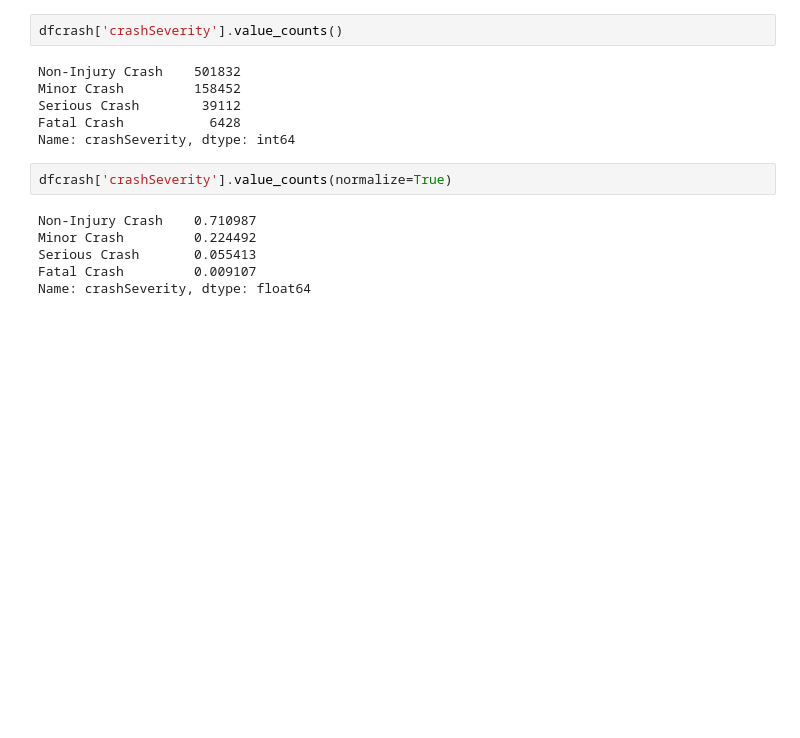
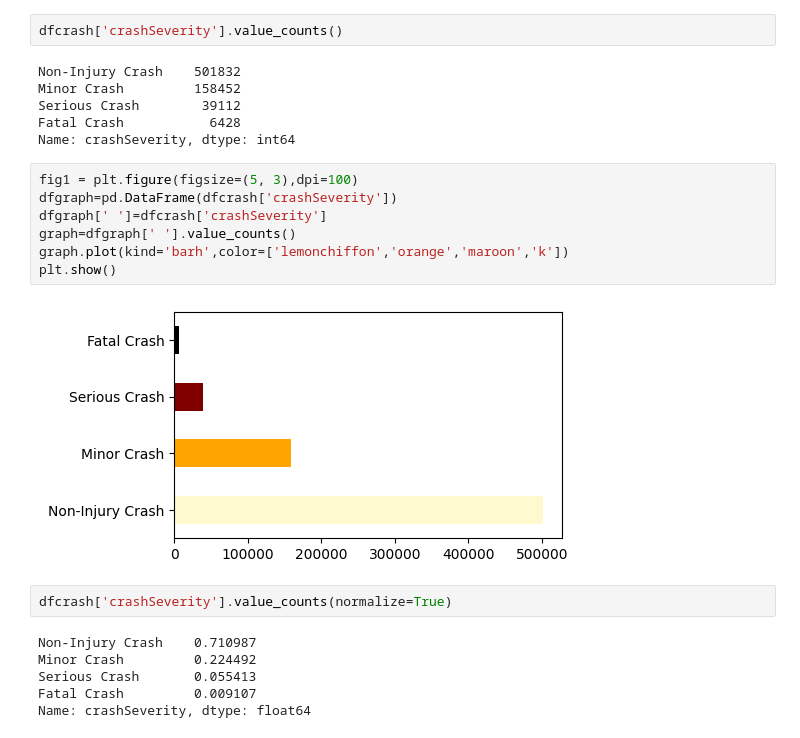
Before and after one commit to AaronReichert/build-week-2, a Jupyter notebook: crash.ipynb, the cells around one changed output. Saved outputs shown, nothing was run; the diff lists cells and outputs as text; blank space fills up the shorter version.

```diff
--- a/crash.ipynb
+++ b/crash.ipynb
@@ -170,6 +112,15 @@ Minor Crash         158452
 Serious Crash        39112
 Fatal Crash           6428
 Name: crashSeverity, dtype: int64
+# %%
+fig1 = plt.figure(figsize=(5, 3),dpi=100)
+dfgraph=pd.DataFrame(dfcrash['crashSeverity'])
+dfgraph[' ']=dfcrash['crashSeverity']
+graph=dfgraph[' '].value_counts()
+graph.plot(kind='barh',color=['lemonchiffon','orange','maroon','k'])
+plt.show()
+# %% [output]
+[figure, added]
 # %%
 dfcrash['crashSeverity'].value_counts(normalize=True)
 # %% [output]
```
Also changed, not shown: parts of 33 cells of this notebook.
